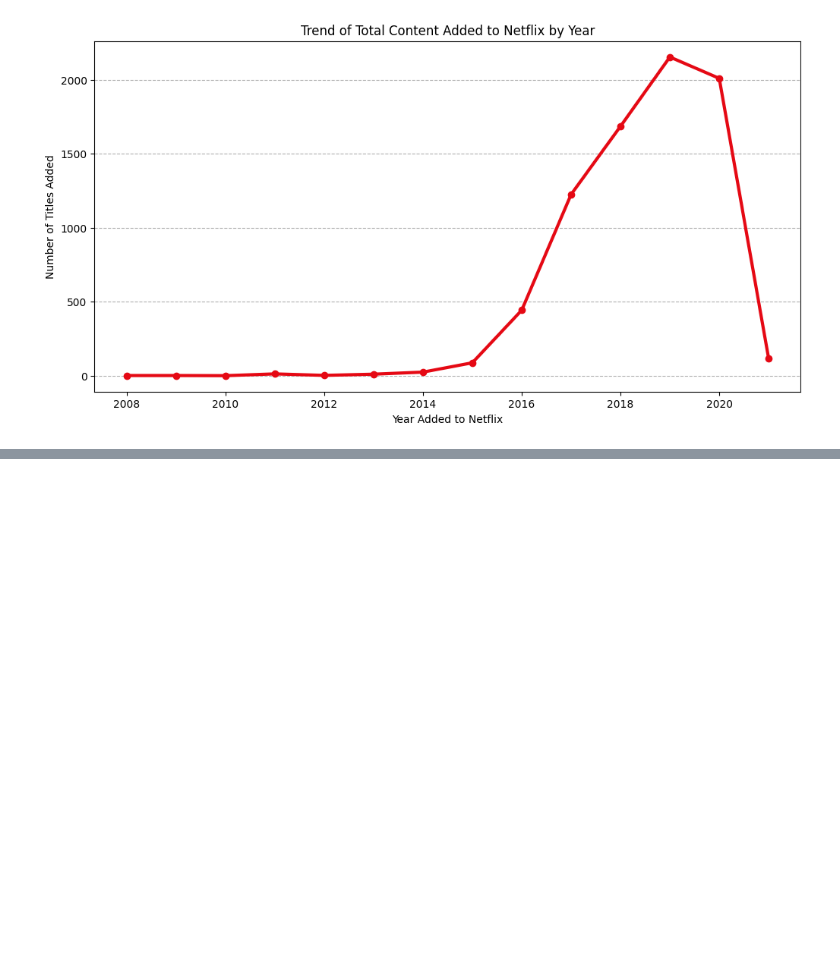
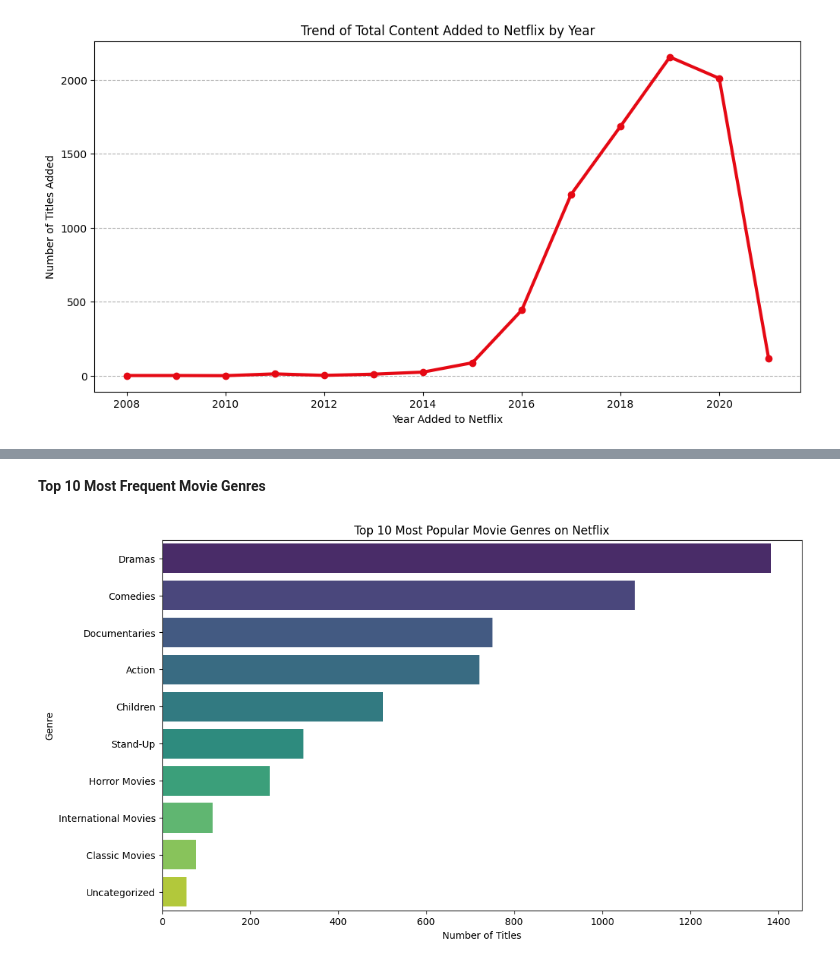
Before and after one commit to Cyber-Trinity/Data-Analysis, a Jupyter notebook: Investigating Netflix Movies/notebook.ipynb, the cells around one changed output, grey strips where cells are left out. Cells and saved outputs as stored; diff of their text form; code cells hidden in the pictures; blank space fills up the shorter version.

```diff
--- a/Investigating Netflix Movies/notebook.ipynb
+++ b/Investigating Netflix Movies/notebook.ipynb
@@ -361,0 +375,17 @@ plt.show()
+# %% [markdown]
+**Top 10 Most Frequent Movie Genres**
+# %%
+from collections import Counter
+
+# Flatten the genre list and get the top 10 counts
+all_genres = netflix_movies['genre'].explode()
+top_genres = all_genres.value_counts().head(10)
+
+plt.figure(figsize=(12, 7))
+sns.barplot(x=top_genres.values, y=top_genres.index, hue=top_genres.index, palette='viridis')
+plt.title('Top 10 Most Popular Movie Genres on Netflix')
+plt.xlabel('Number of Titles')
+plt.ylabel('Genre')
+plt.show()
+# %% [output]
+[figure, added]
```
Also changed, not shown: parts of 18 cells of this notebook, 4 other files.
